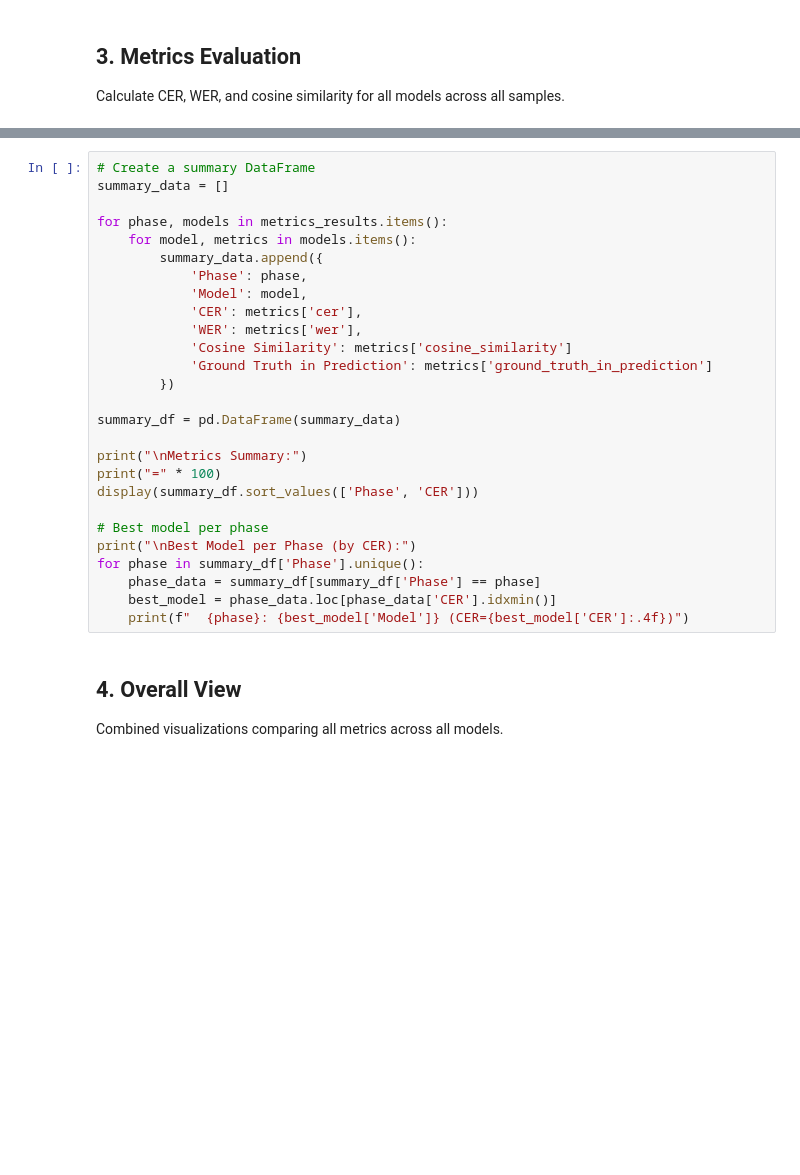
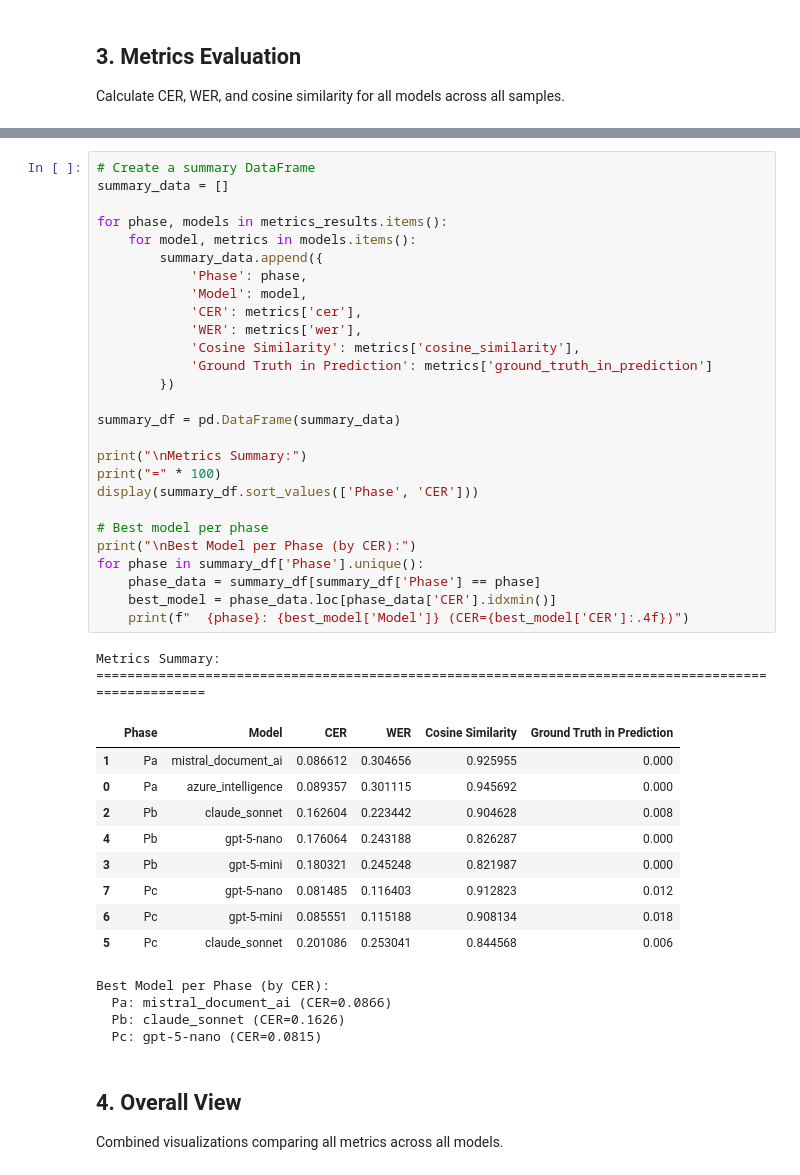
Before and after one commit to kenza-ily/disco, a Jupyter notebook: ocr_vs_vlm/results/4_notebooks/by_dataset/parsing_iam_handwriting.ipynb, the cells around one changed output, grey strips where cells are left out. Drawn from its saved outputs; the diff is of its cells as text; blank space fills up the shorter version.

```diff
--- a/ocr_vs_vlm/results/4_notebooks/by_dataset/parsing_iam_handwriting.ipynb
+++ b/ocr_vs_vlm/results/4_notebooks/by_dataset/parsing_iam_handwriting.ipynb
@@ -362,30 +408,46 @@ print("\n✅ Metrics calculation complete!")
 # %%
 # Create a summary DataFrame
 summary_data = []
 
 for phase, models in metrics_results.items():
     for model, metrics in models.items():
         summary_data.append({
             'Phase': phase,
             'Model': model,
             'CER': metrics['cer'],
             'WER': metrics['wer'],
-            'Cosine Similarity': metrics['cosine_similarity']
+            'Cosine Similarity': metrics['cosine_similarity'],
             'Ground Truth in Prediction': metrics['ground_truth_in_prediction']
         })
 
 summary_df = pd.DataFrame(summary_data)
 
 print("\nMetrics Summary:")
 print("=" * 100)
 display(summary_df.sort_values(['Phase', 'CER']))
 
 # Best model per phase
 print("\nBest Model per Phase (by CER):")
 for phase in summary_df['Phase'].unique():
     phase_data = summary_df[summary_df['Phase'] == phase]
     best_model = phase_data.loc[phase_data['CER'].idxmin()]
     print(f"  {phase}: {best_model['Model']} (CER={best_model['CER']:.4f})")
+# %% [output]
+Metrics Summary:
+====================================================================================================
+|  | Phase | Model | CER | WER | Cosine Similarity | Ground Truth in Prediction |
+| 1 | Pa | mistral_document_ai | 0.086612 | 0.304656 | 0.925955 | 0.000 |
+| 0 | Pa | azure_intelligence | 0.089357 | 0.301115 | 0.945692 | 0.000 |
+| 2 | Pb | claude_sonnet | 0.162604 | 0.223442 | 0.904628 | 0.008 |
+| 4 | Pb | gpt-5-nano | 0.176064 | 0.243188 | 0.826287 | 0.000 |
+| 3 | Pb | gpt-5-mini | 0.180321 | 0.245248 | 0.821987 | 0.000 |
+| 7 | Pc | gpt-5-nano | 0.081485 | 0.116403 | 0.912823 | 0.012 |
+| 6 | Pc | gpt-5-mini | 0.085551 | 0.115188 | 0.908134 | 0.018 |
+| 5 | Pc | claude_sonnet | 0.201086 | 0.253041 | 0.844568 | 0.006 |
+Best Model per Phase (by CER):
+  Pa: mistral_document_ai (CER=0.0866)
+  Pb: claude_sonnet (CER=0.1626)
+  Pc: gpt-5-nano (CER=0.0815)
 # %% [markdown]
 ## 4. Overall View
 
```
Also changed, not shown: parts of 14 cells of this notebook, 8 other files.
